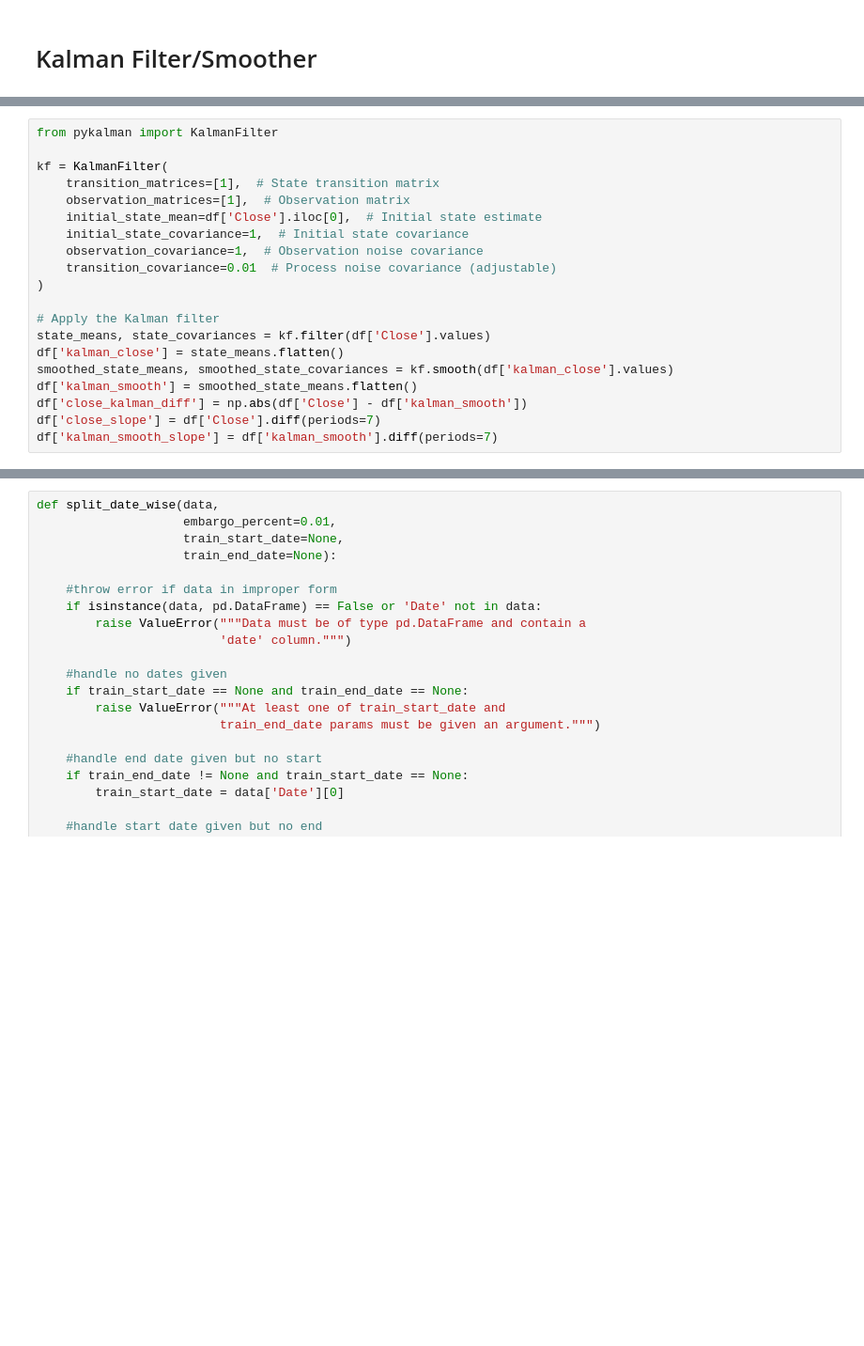
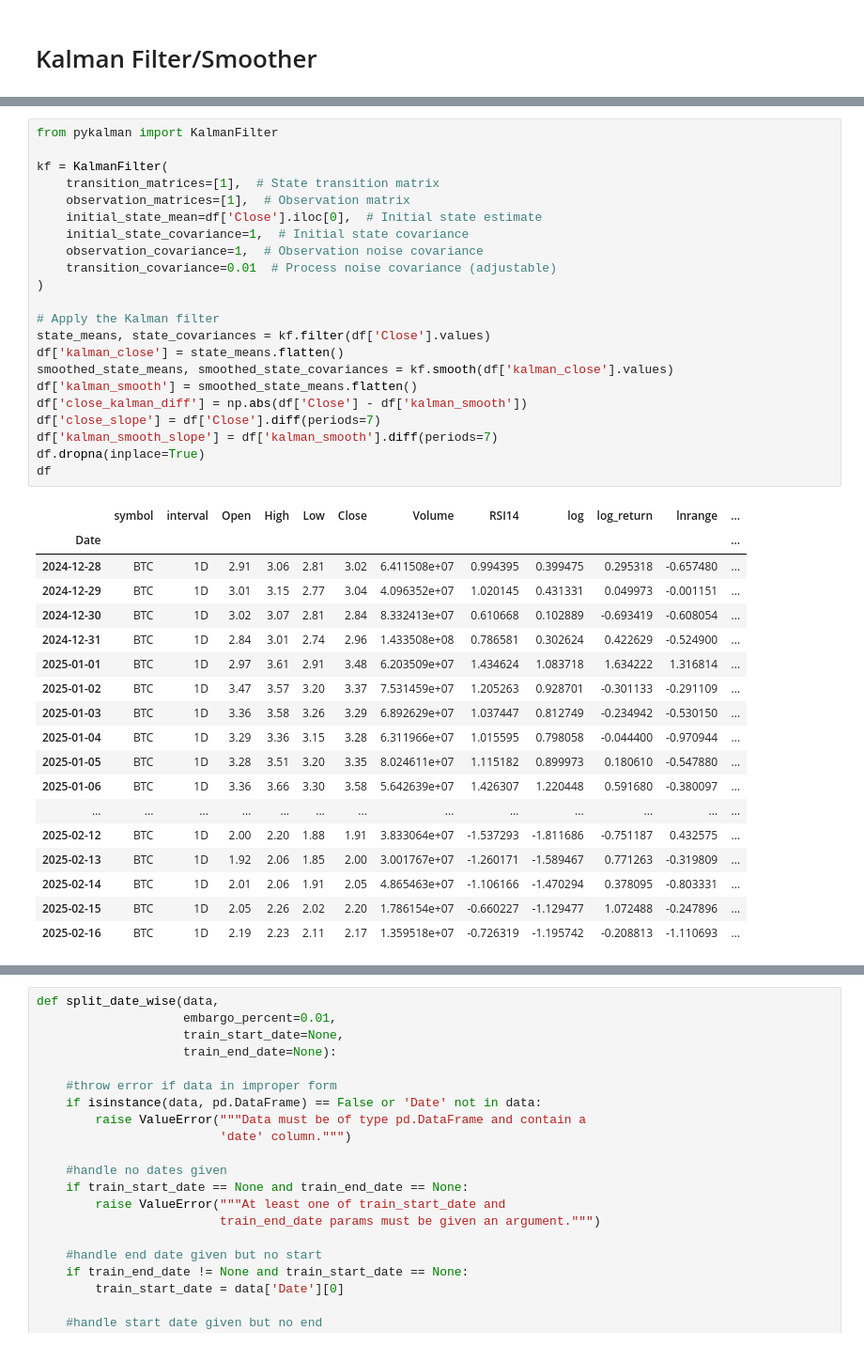
Before and after one commit to GabriellaAM/missioncontrolproject, a Jupyter notebook: kalman_prototype.ipynb, the cells around one changed output, grey strips where cells are left out. Shown at 94% size. Drawn from its saved outputs; the diff is of its cells as text; blank space fills up the shorter version.

```diff
--- a/kalman_prototype.ipynb
+++ b/kalman_prototype.ipynb
@@ -167,20 +166,41 @@ plot_feature_distributions(df, feature_cols=df.columns, bins=40)
 # %%
 from pykalman import KalmanFilter
 
 kf = KalmanFilter(
     transition_matrices=[1],  # State transition matrix
     observation_matrices=[1],  # Observation matrix
     initial_state_mean=df['Close'].iloc[0],  # Initial state estimate
     initial_state_covariance=1,  # Initial state covariance
     observation_covariance=1,  # Observation noise covariance
     transition_covariance=0.01  # Process noise covariance (adjustable)
 )
 
 # Apply the Kalman filter
 state_means, state_covariances = kf.filter(df['Close'].values)
 df['kalman_close'] = state_means.flatten()
 smoothed_state_means, smoothed_state_covariances = kf.smooth(df['kalman_close'].values)
 df['kalman_smooth'] = smoothed_state_means.flatten()
 df['close_kalman_diff'] = np.abs(df['Close'] - df['kalman_smooth'])
 df['close_slope'] = df['Close'].diff(periods=7)
 df['kalman_smooth_slope'] = df['kalman_smooth'].diff(periods=7)
+df.dropna(inplace=True)
+df
+# %% [output]
+|  | symbol | interval | Open | High | Low | Close | Volume | RSI14 | log | log_return | lnrange | ... |
+| Date |  |  |  |  |  |  |  |  |  |  |  | ... |
+| 2024-12-28 | BTC | 1D | 2.91 | 3.06 | 2.81 | 3.02 | 6.411508e+07 | 0.994395 | 0.399475 | 0.295318 | -0.657480 | ... |
+| 2024-12-29 | BTC | 1D | 3.01 | 3.15 | 2.77 | 3.04 | 4.096352e+07 | 1.020145 | 0.431331 | 0.049973 | -0.001151 | ... |
+| 2024-12-30 | BTC | 1D | 3.02 | 3.07 | 2.81 | 2.84 | 8.332413e+07 | 0.610668 | 0.102889 | -0.693419 | -0.608054 | ... |
+| 2024-12-31 | BTC | 1D | 2.84 | 3.01 | 2.74 | 2.96 | 1.433508e+08 | 0.786581 | 0.302624 | 0.422629 | -0.524900 | ... |
+| 2025-01-01 | BTC | 1D | 2.97 | 3.61 | 2.91 | 3.48 | 6.203509e+07 | 1.434624 | 1.083718 | 1.634222 | 1.316814 | ... |
+| 2025-01-02 | BTC | 1D | 3.47 | 3.57 | 3.20 | 3.37 | 7.531459e+07 | 1.205263 | 0.928701 | -0.301133 | -0.291109 | ... |
+| 2025-01-03 | BTC | 1D | 3.36 | 3.58 | 3.26 | 3.29 | 6.892629e+07 | 1.037447 | 0.812749 | -0.234942 | -0.530150 | ... |
+| 2025-01-04 | BTC | 1D | 3.29 | 3.36 | 3.15 | 3.28 | 6.311966e+07 | 1.015595 | 0.798058 | -0.044400 | -0.970944 | ... |
+| 2025-01-05 | BTC | 1D | 3.28 | 3.51 | 3.20 | 3.35 | 8.024611e+07 | 1.115182 | 0.899973 | 0.180610 | -0.547880 | ... |
+| 2025-01-06 | BTC | 1D | 3.36 | 3.66 | 3.30 | 3.58 | 5.642639e+07 | 1.426307 | 1.220448 | 0.591680 | -0.380097 | ... |
+| ... | ... | ... | ... | ... | ... | ... | ... | ... | ... | ... | ... | ... |
+| 2025-02-12 | BTC | 1D | 2.00 | 2.20 | 1.88 | 1.91 | 3.833064e+07 | -1.537293 | -1.811686 | -0.751187 | 0.432575 | ... |
+| 2025-02-13 | BTC | 1D | 1.92 | 2.06 | 1.85 | 2.00 | 3.001767e+07 | -1.260171 | -1.589467 | 0.771263 | -0.319809 | ... |
+| 2025-02-14 | BTC | 1D | 2.01 | 2.06 | 1.91 | 2.05 | 4.865463e+07 | -1.106166 | -1.470294 | 0.378095 | -0.803331 | ... |
+| 2025-02-15 | BTC | 1D | 2.05 | 2.26 | 2.02 | 2.20 | 1.786154e+07 | -0.660227 | -1.129477 | 1.072488 | -0.247896 | ... |
+| 2025-02-16 | BTC | 1D | 2.19 | 2.23 | 2.11 | 2.17 | 1.359518e+07 | -0.726319 | -1.195742 | -0.208813 | -1.110693 | ... |
```
Also changed, not shown: parts of 14 cells of this notebook, 11 other files.
